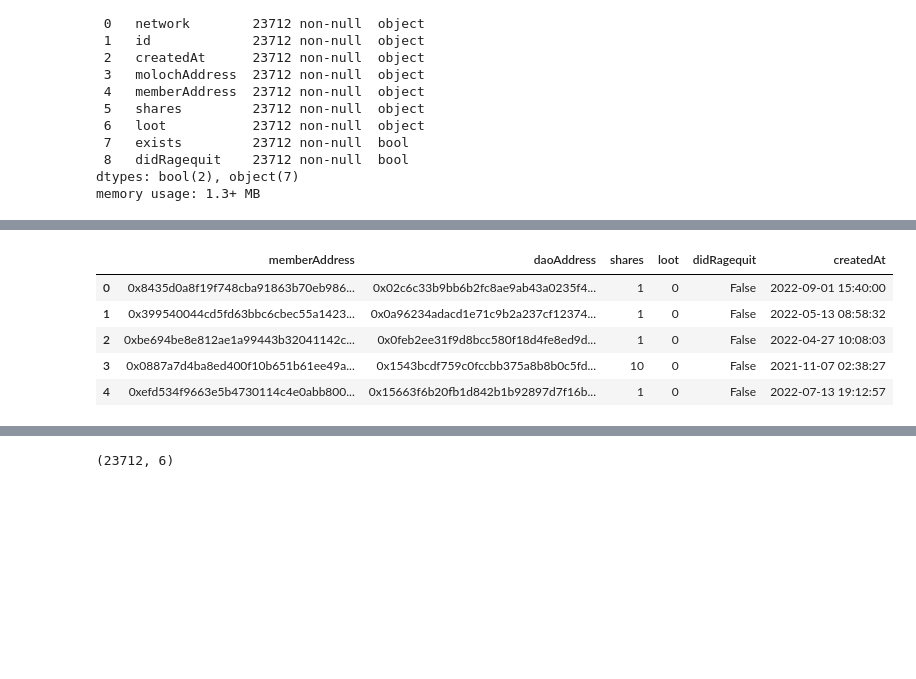
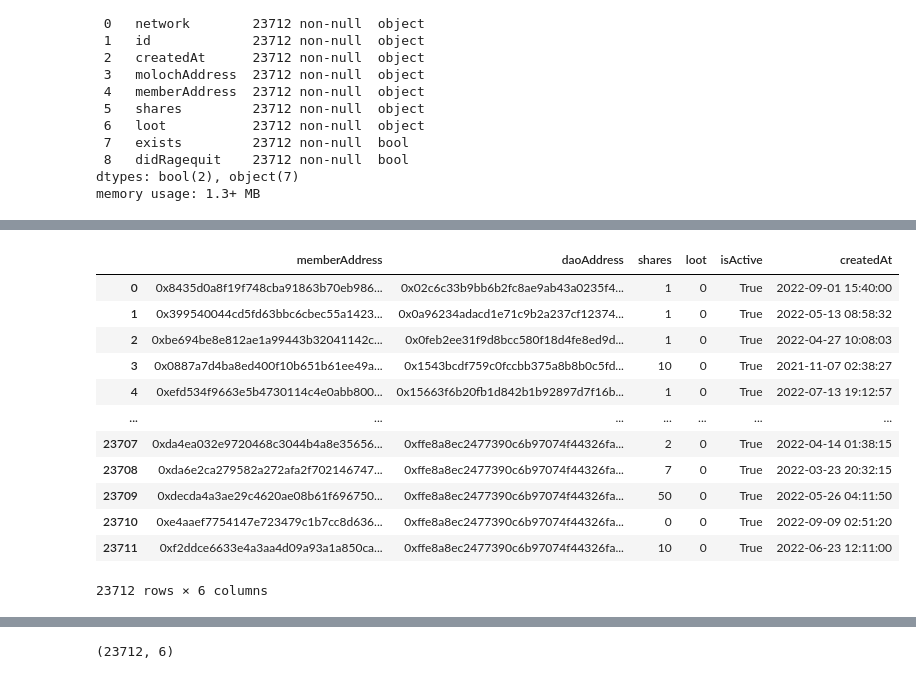
Before and after one commit to Grasia/semantic-web3-dao, a Jupyter notebook: knowledge_graph/KnowledgeGraph-Web3-DAO.ipynb, the cells around one changed output, grey strips where cells are left out. Saved outputs shown, nothing was run; the diff lists cells and outputs as text; code cells hidden in the pictures; blank space fills up the shorter version.

```diff
--- a/knowledge_graph/KnowledgeGraph-Web3-DAO.ipynb
+++ b/knowledge_graph/KnowledgeGraph-Web3-DAO.ipynb
@@ -143,6 +164,6 @@ daos_df.head()
 | 3 | 0x1543bcdf759c0fccbb375a8b8b0c5fd... | None | arbitrum | 2021-11-07 02:38:27 |
 | 4 | 0x15663f6b20fb1d842b1b92897d7f16b... | arb2 | arbitrum | 2022-07-13 19:12:57 |
 # %%
-daos_df.rename(columns = {'molochAddress':'daoAddress'}, inplace = True)
-daos_df.head()
+daos_df.rename(columns = {'molochAddress':'daoAddress', 'network':'networkId'}, inplace = True)
+daos_df
 # %% [output]
@@ -266,4 +281,5 @@ dao_members_df.head()
 | 4 | arbitrum | 0x15663f6b20fb1d842b1b92897d7f16b... | 2022-07-13 19:12:57 | 0x15663f6b20fb1d842b1b92897d7f16b... | 0xefd534f9663e5b4730114c4e0abb800... | 1 | 0 | True | False |
 # %%
 # Only members that are in the DAOs.
-dao_members_df = dao_members_df[dao_members_df['molochAddress'].isin(dao_list)]
+dao_members_df = dao_members_df[dao_members_df['molochAddress'].isin(daos_df['daoAddress'])]
+dao_members_df
@@ -269,0 +300,3 @@ dao_members_df = dao_members_df[dao_members_df['molochAddress'].isin(dao_list)]
+# %%
+dao_members_df['isActive'] = ~dao_members_df['didRagequit']
+dao_members_df.head()
@@ -270,2 +310,3 @@ dao_members_df = dao_members_df[dao_members_df['molochAddress'].isin(dao_list)]
 # %%
-dao_members_df = dao_members_df[["memberAddress", "molochAddress", "shares", "loot", "didRagequit", "createdAt"]]
+dao_members_df = dao_members_df[["memberAddress", "molochAddress", "shares", "loot", "isActive", "createdAt"]]
+dao_members_df
@@ -272,12 +327,19 @@ dao_members_df = dao_members_df[["memberAddress", "molochAddress", "shares", "lo
 # %%
 dao_members_df.rename(columns = {'molochAddress':'daoAddress'}, inplace = True)
-dao_members_df.head()
+dao_members_df
 # %% [output]
-|  | memberAddress | daoAddress | shares | loot | didRagequit | createdAt |
-| 0 | 0x8435d0a8f19f748cba91863b70eb986... | 0x02c6c33b9bb6b2fc8ae9ab43a0235f4... | 1 | 0 | False | 2022-09-01 15:40:00 |
-| 1 | 0x399540044cd5fd63bbc6cbec55a1423... | 0x0a96234adacd1e71c9b2a237cf12374... | 1 | 0 | False | 2022-05-13 08:58:32 |
-| 2 | 0xbe694be8e812ae1a99443b32041142c... | 0x0feb2ee31f9d8bcc580f18d4fe8ed9d... | 1 | 0 | False | 2022-04-27 10:08:03 |
-| 3 | 0x0887a7d4ba8ed400f10b651b61ee49a... | 0x1543bcdf759c0fccbb375a8b8b0c5fd... | 10 | 0 | False | 2021-11-07 02:38:27 |
-| 4 | 0xefd534f9663e5b4730114c4e0abb800... | 0x15663f6b20fb1d842b1b92897d7f16b... | 1 | 0 | False | 2022-07-13 19:12:57 |
+|  | memberAddress | daoAddress | shares | loot | isActive | createdAt |
+| 0 | 0x8435d0a8f19f748cba91863b70eb986... | 0x02c6c33b9bb6b2fc8ae9ab43a0235f4... | 1 | 0 | True | 2022-09-01 15:40:00 |
+| 1 | 0x399540044cd5fd63bbc6cbec55a1423... | 0x0a96234adacd1e71c9b2a237cf12374... | 1 | 0 | True | 2022-05-13 08:58:32 |
+| 2 | 0xbe694be8e812ae1a99443b32041142c... | 0x0feb2ee31f9d8bcc580f18d4fe8ed9d... | 1 | 0 | True | 2022-04-27 10:08:03 |
+| 3 | 0x0887a7d4ba8ed400f10b651b61ee49a... | 0x1543bcdf759c0fccbb375a8b8b0c5fd... | 10 | 0 | True | 2021-11-07 02:38:27 |
+| 4 | 0xefd534f9663e5b4730114c4e0abb800... | 0x15663f6b20fb1d842b1b92897d7f16b... | 1 | 0 | True | 2022-07-13 19:12:57 |
+| ... | ... | ... | ... | ... | ... | ... |
+| 23707 | 0xda4ea032e9720468c3044b4a8e35656... | 0xffe8a8ec2477390c6b97074f44326fa... | 2 | 0 | True | 2022-04-14 01:38:15 |
+| 23708 | 0xda6e2ca279582a272afa2f702146747... | 0xffe8a8ec2477390c6b97074f44326fa... | 7 | 0 | True | 2022-03-23 20:32:15 |
+| 23709 | 0xdecda4a3ae29c4620ae08b61f696750... | 0xffe8a8ec2477390c6b97074f44326fa... | 50 | 0 | True | 2022-05-26 04:11:50 |
+| 23710 | 0xe4aaef7754147e723479c1b7cc8d636... | 0xffe8a8ec2477390c6b97074f44326fa... | 0 | 0 | True | 2022-09-09 02:51:20 |
+| 23711 | 0xf2ddce6633e4a3aa4d09a93a1a850ca... | 0xffe8a8ec2477390c6b97074f44326fa... | 10 | 0 | True | 2022-06-23 12:11:00 |
+23712 rows × 6 columns
 # %%
 dao_members_df.reset_index(inplace = True, drop = True)
```
Also changed, not shown: parts of 91 cells of this notebook.
